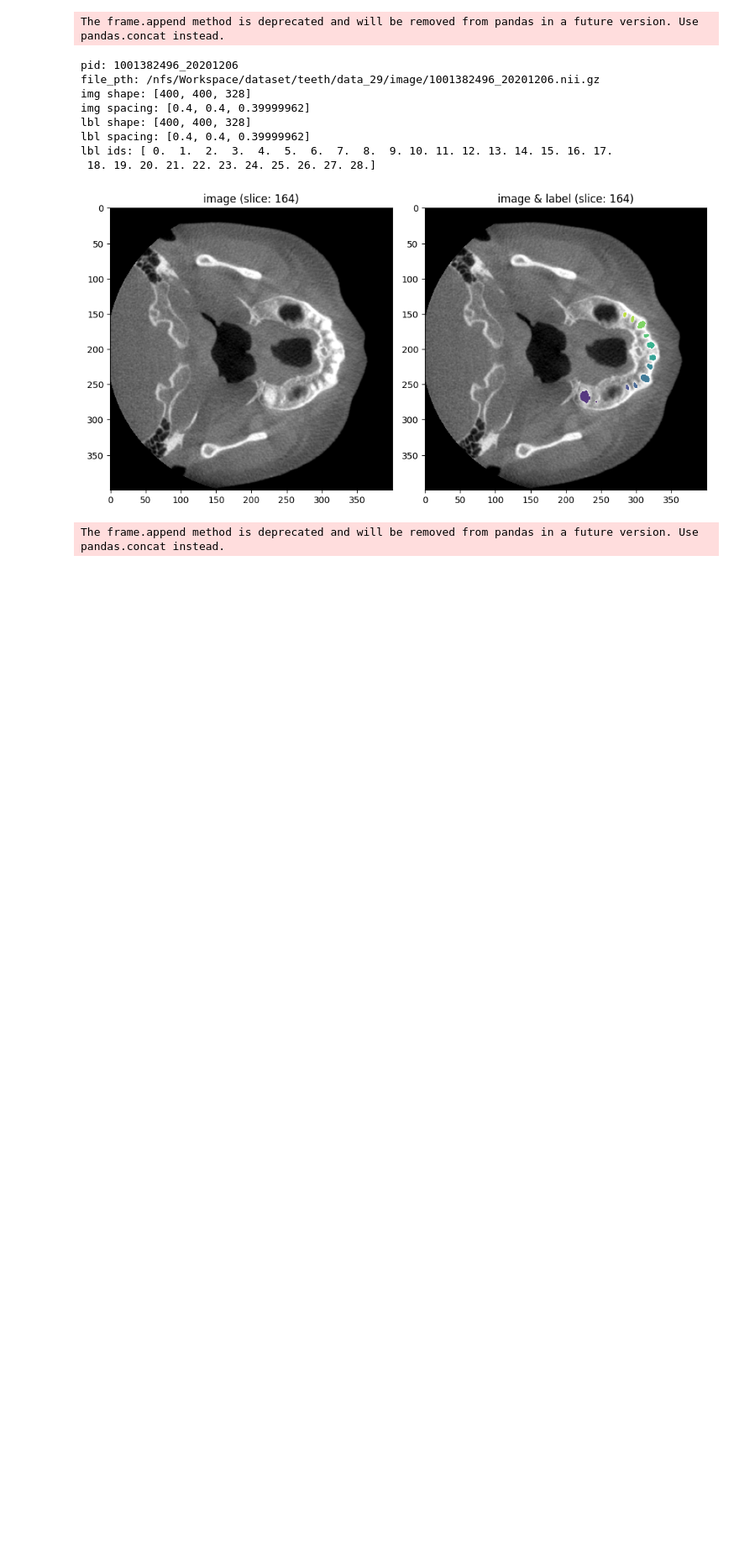
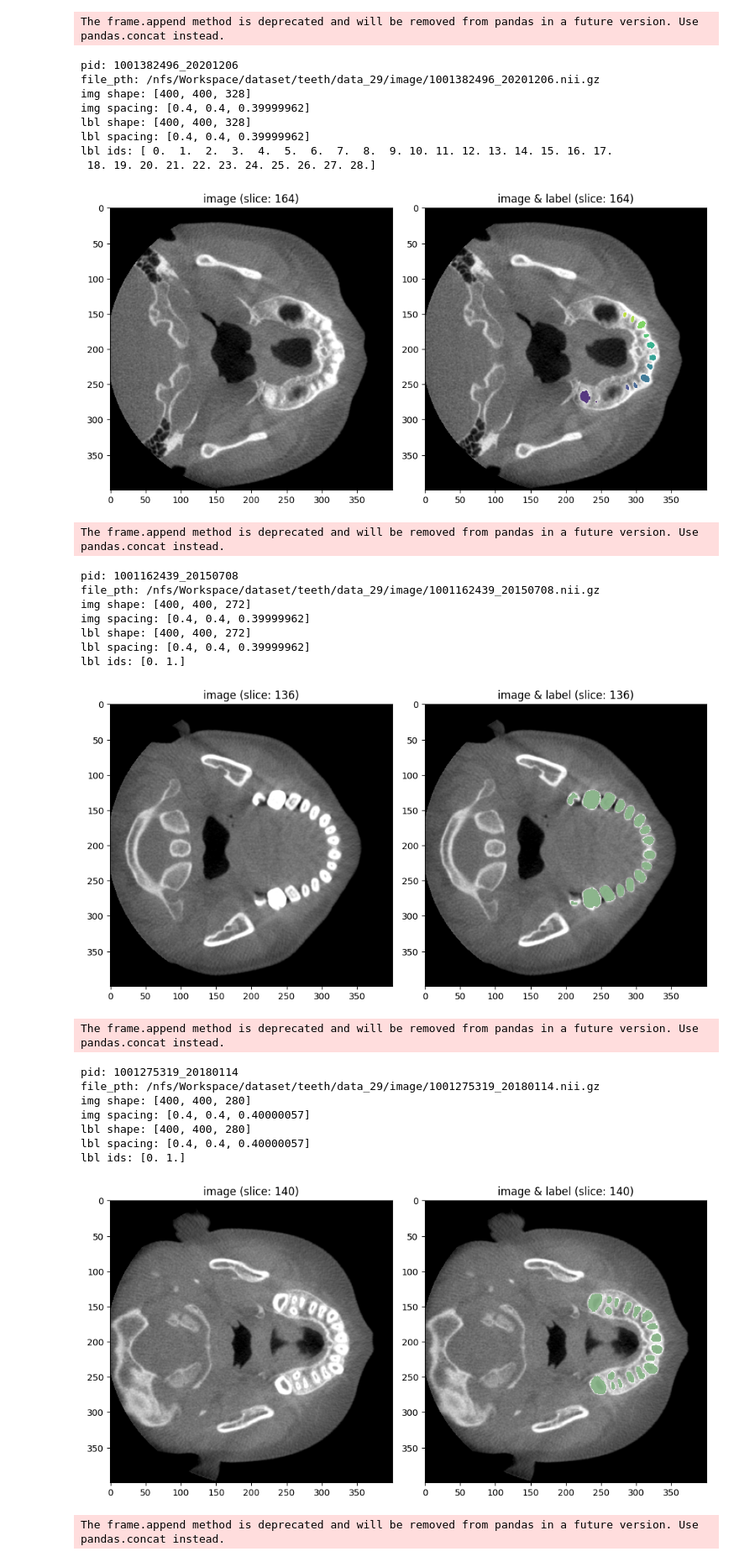
Before and after one commit to conflick0/TeethSeg, a Jupyter notebook: exps/eda.ipynb, the cells around one changed output. Shown at 84% size. Saved outputs shown, nothing was run; the diff lists cells and outputs as text; code cells hidden in the pictures; blank space fills up the shorter version.

Commit message:
add tooth dataset

```diff
--- a/exps/eda.ipynb
+++ b/exps/eda.ipynb
@@ -257,3 +256,44 @@ lbl ids: [ 0.  1.  2.  3.  4.  5.  6.  7.  8.  9. 10. 11. 12. 13. 14. 15. 16. 17
  18. 19. 20. 21. 22. 23. 24. 25. 26. 27. 28.]
 [figure]
 The frame.append method is deprecated and will be removed from pandas in a future version. Use pandas.concat instead.
+# %%
+space = data_target_space
+tooth_transform = Compose(
+      [
+          LoadImaged(keys=["image", "label"]),
+          AddChanneld(keys=["image", "label"]),
+          LabelToMaskd(keys=["label"], select_labels=[i for i in range(1, 29)]),
+          Orientationd(keys=["image", "label"], axcodes="RAS"),
+          Spacingd(
+              keys=["image", "label"],
+              pixdim=space,
+              mode=("bilinear", "nearest"),
+          ),
+          ScaleIntensityRangePercentilesd(
+              keys=["image"], lower=1, upper=99, b_min=0.0, b_max=1.0, clip=True
+          ),
+          ToTensord(keys=["image", "label"]),
+          SqueezeDimd(keys=["image", "label"]),
+      ]
+  )
+# %%
+tf_data_info_df = get_data_info(tr_ds, tooth_transform)
+# %% [output]
+pid: 1001162439_20150708
+file_pth: /nfs/Workspace/dataset/teeth/data_29/image/1001162439_20150708.nii.gz
+img shape: [400, 400, 272]
+img spacing: [0.4, 0.4, 0.39999962]
+lbl shape: [400, 400, 272]
+lbl spacing: [0.4, 0.4, 0.39999962]
+lbl ids: [0. 1.]
+[figure, added]
+The frame.append method is deprecated and will be removed from pandas in a future version. Use pandas.concat instead.
+pid: 1001275319_20180114
+file_pth: /nfs/Workspace/dataset/teeth/data_29/image/1001275319_20180114.nii.gz
+img shape: [400, 400, 280]
+img spacing: [0.4, 0.4, 0.40000057]
+lbl shape: [400, 400, 280]
+lbl spacing: [0.4, 0.4, 0.40000057]
+lbl ids: [0. 1.]
+[figure, added]
+The frame.append method is deprecated and will be removed from pandas in a future version. Use pandas.concat instead.
```
Also changed, not shown: parts of 4 cells of this notebook, 13 other files.
